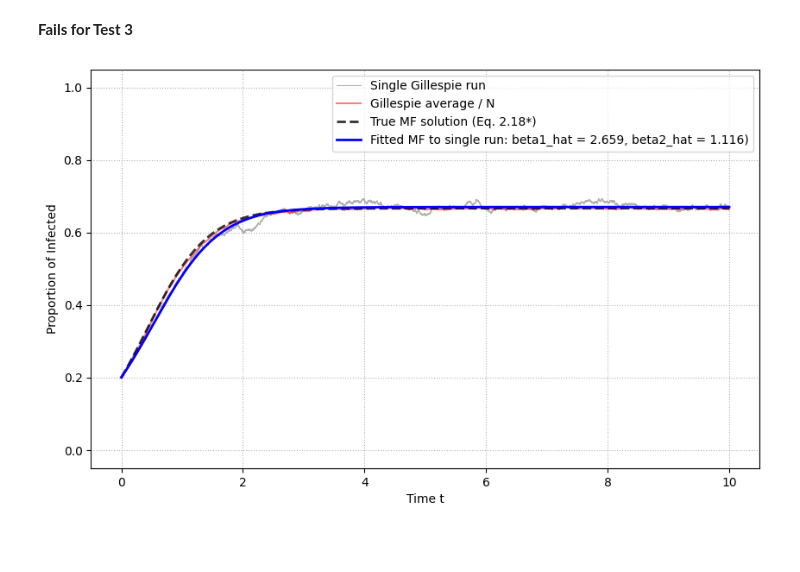
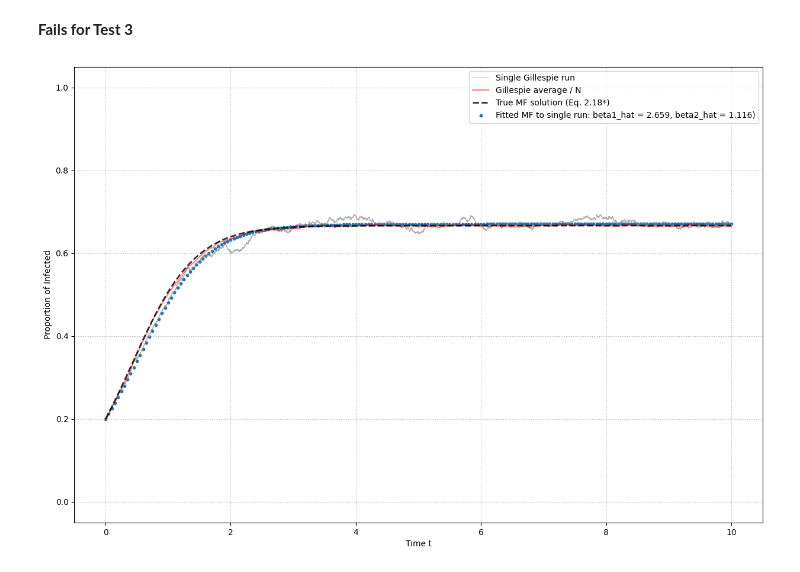
Before and after one commit to markolalovic/higher-order-contagion, a Jupyter notebook: notebooks/simple-fits-2.ipynb, the cells around one changed output. Drawn from its saved outputs; the diff is of its cells as text; code cells hidden in the pictures; blank space fills up the shorter version.

```diff
--- a/notebooks/simple-fits-2.ipynb
+++ b/notebooks/simple-fits-2.ipynb
@@ -508,37 +508,40 @@ Fit results (to a single Gillespie run):
 # %% [markdown]
 **Fails for Test 3**
 # %%
-# 6. Plotting
-plt.figure(figsize=(10, 6))
+# plt.figure(figsize=(10, 6))
+plt.figure(figsize=(15, 10))
 
 # single run raw data
 plt.plot(X_t_single[0], X_t_single[2].astype(float) / N, c="grey", alpha=0.6,
             linewidth=0.8, label=f'Single Gillespie run')
 
 # avg gillespie curve
 y_data_gillespie_avg_full = avg_curve / N
 t_data_gillespie_avg_full = times
 plt.plot(t_data_gillespie_avg_full, y_data_gillespie_avg_full,
     'r-', alpha=0.5, linewidth=1.5, label='Gillespie average / N')
 
 # MF solution
 plt.plot(mf_sol.t, mf_sol.y[0], marker='None', linestyle='--', #s=10,
             color="black", alpha = 0.8, linewidth=2.0, label='True MF solution (Eq. 2.18*)')
 
 # fitted MF curve based on single gillespie run fit
 t_fit_curve_eval = np.linspace(t_span[0], t_span[1], 201)
 y_fit_curve = solve_mf_for_fit(t_fit_curve_eval, beta1_hat, beta2_hat)
-plt.plot(t_fit_curve_eval, y_fit_curve, 'b-', linewidth=2.0,
+# plt.plot(t_fit_curve_eval, y_fit_curve, 'b-', linewidth=2.0,
+#             label=f'Fitted MF to single run: beta1_hat = {beta1_hat:.3f}, beta2_hat = {beta2_hat:.4g})')
+
+plt.scatter(t_fit_curve_eval, y_fit_curve, s = 10,
             label=f'Fitted MF to single run: beta1_hat = {beta1_hat:.3f}, beta2_hat = {beta2_hat:.4g})')
 
 plt.xlabel("Time t")
 plt.ylabel("Proportion of Infected")
 
 plt.legend(loc='best')
 plt.grid(True, linestyle=':')
 
 plt.ylim(bottom=-0.05, top=1.05)
 
 plt.show()
 # %% [output]
-[figure, old version]
+[figure, new version]
```
Also changed, not shown: 4 other files.
